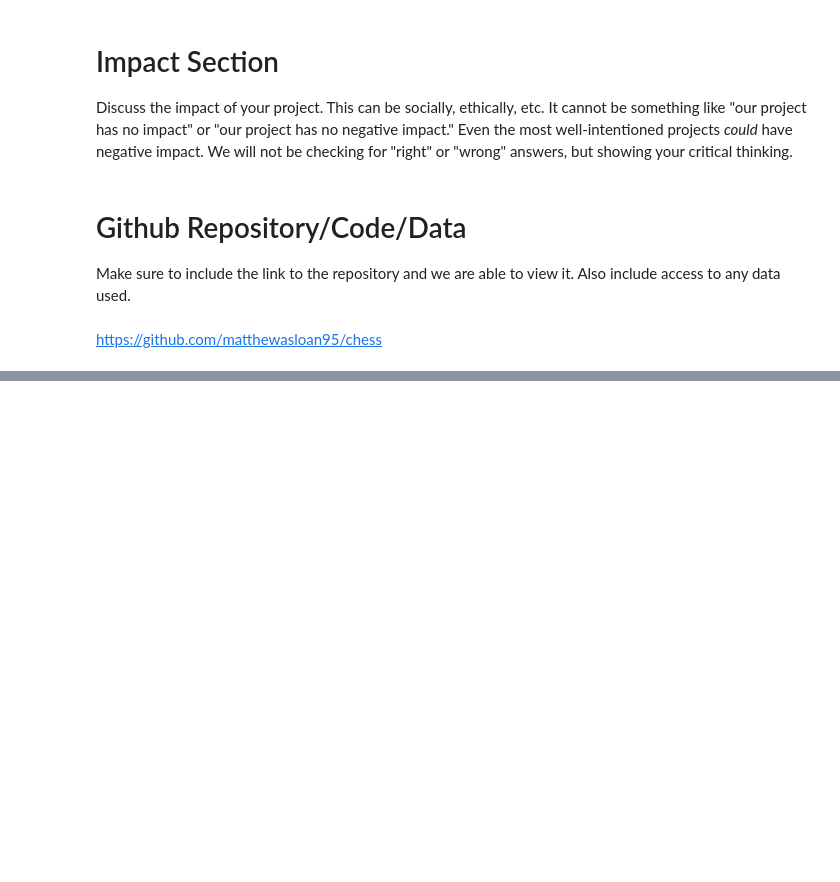
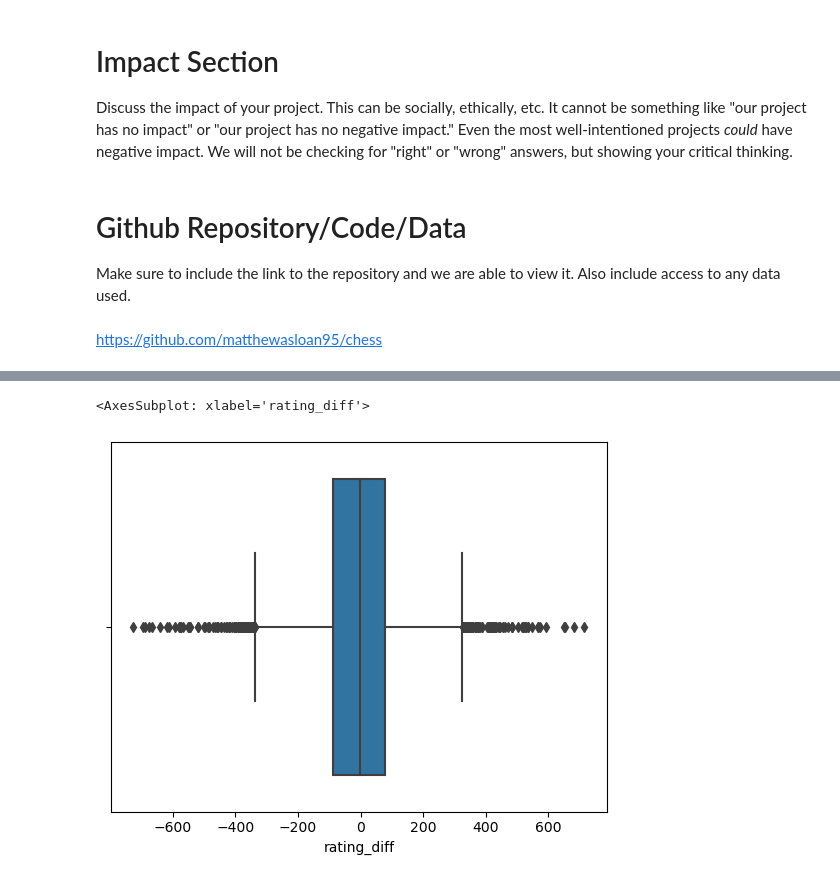
Before and after one commit to matthewasloan95/chess, a Jupyter notebook: final-project.ipynb, the cells around one changed output, grey strips where cells are left out. Drawn from its saved outputs; the diff is of its cells as text; code cells hidden in the pictures; blank space fills up the shorter version.

Commit message:
loads csv and some plots

```diff
--- a/final-project.ipynb
+++ b/final-project.ipynb
@@ -31,0 +38,8 @@ https://github.com/matthewasloan95/chess
+# %%
+df = pd.read_csv('archive.zip')
+df = df.drop(['created_at', 'last_move_at', 'increment_code', 'white_id', 'black_id'], axis=1)
+df = df.loc[(df['victory_status'] == 'mate') &
+            (df['rated'] == True) &
+            (df['white_rating'] > 1500) &
+            (df['black_rating'] > 1500)]
+df['rating_diff'] = df['white_rating'] - df['black_rating']
@@ -31,0 +77,5 @@ https://github.com/matthewasloan95/chess
+# %%
+sns.boxplot(data = df, x = 'rating_diff')
+# %% [output]
+<AxesSubplot: xlabel='rating_diff'>
+[figure, added]
```
Also changed, not shown: parts of 8 cells of this notebook.
